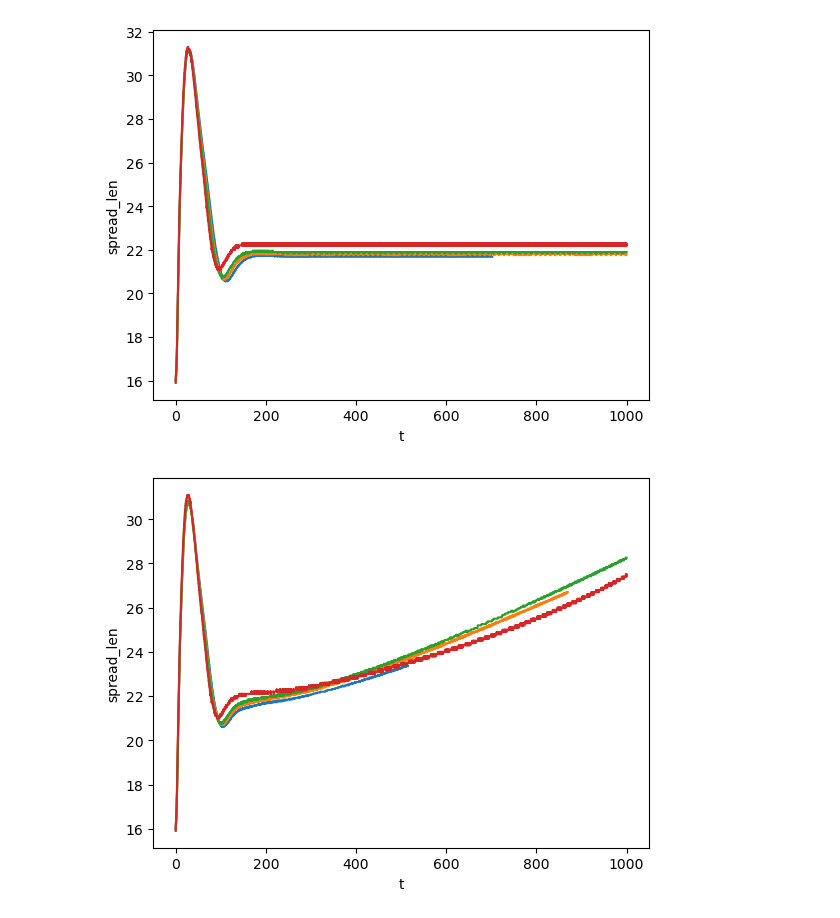
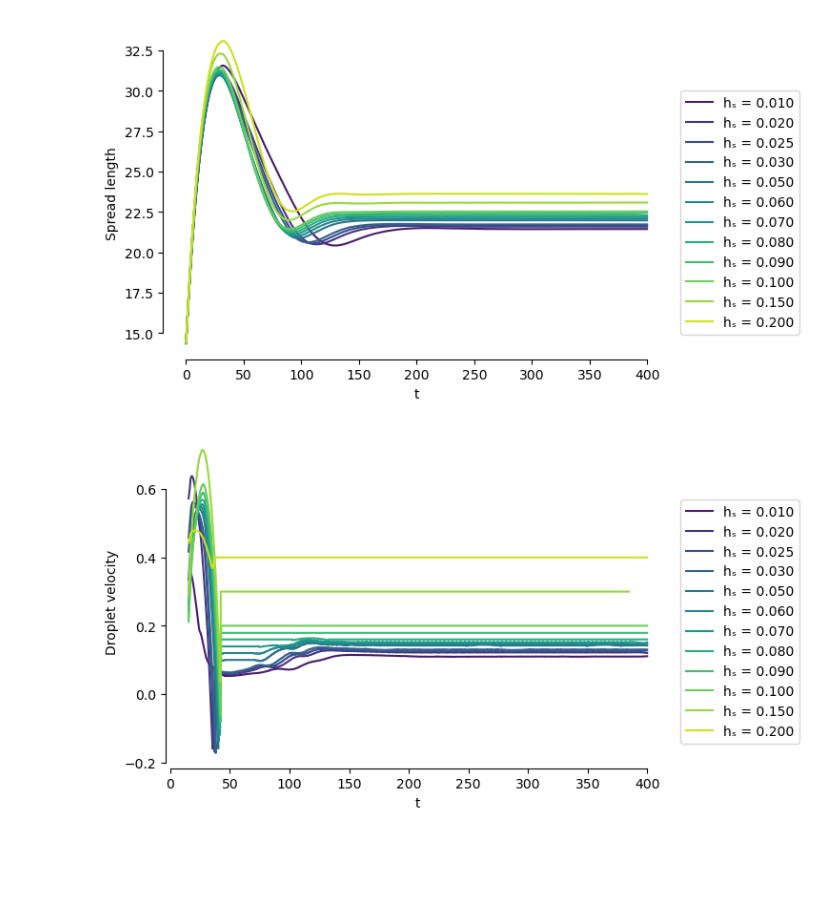
Before and after one commit to celliern/DropletSpreadingSim, a Jupyter notebook: scripts/80-explore_parametric.ipynb, the cells around one changed output. Drawn from its saved outputs; the diff is of its cells as text; code cells hidden in the pictures; blank space fills up the shorter version.

```diff
--- a/scripts/80-explore_parametric.ipynb
+++ b/scripts/80-explore_parametric.ipynb
@@ -203,10 +158,26 @@ hss = sorted(set([hs for (hs, proj) in datasets.keys()]))
-# %%
-for hₛ in hss:
-    datasets[(hs, True)].spread_len.plot()
-# %% [output]
-[figure, removed]
-# %%
-for hₛ in hss:
-    datasets[(hs, False)].spread_len.plot()
-# %% [output]
-[figure, removed]
+# %%
+hss = sorted(datasets.keys())
+fig, ax = plt.subplots(figsize=(6, 4), sharex=True, sharey=True, constrained_layout=True)
+for hₛ, color in zip(hss, sns.color_palette("viridis", n_colors=len(hss)).as_hex()):
+    spread_len = compute_spread_len(datasets[hs], h_factor=1.5)
+    ax.plot(spread_len.t, savgol_filter(spread_len, 201, 3), color=color, label=f"hₛ = {hs:.3f}")
+ax.set_xlabel("t")
+ax.set_ylabel("Spread length")
+fig.legend(loc="center left", bbox_to_anchor=(1, 0.5))
+sns.despine(trim=True)
+fig.savefig("../reports/figures/hs_param/spread_len_vs_t.pdf", dpi=300)
+fig.savefig("../reports/figures/hs_param/spread_len_vs_t.png", dpi=100)
+
+fig, ax = plt.subplots(figsize=(6, 4), sharex=True, sharey=True, constrained_layout=True)
+for hₛ, color in zip(hss, sns.color_palette("viridis", n_colors=12)):
+    vel = datasets[hs].drop_velocity
+    ax.plot(vel.t, vel, color=color, label=f"hₛ = {hₛ:.3f}")
+ax.set_xlabel("t")
+ax.set_ylabel("Droplet velocity")
+fig.legend(loc="center left", bbox_to_anchor=(1, 0.5))
+sns.despine(trim=True)
+fig.savefig("../reports/figures/hs_param/drop_vel_vs_t.pdf", dpi=300)
+fig.savefig("../reports/figures/hs_param/drop_vel_vs_t.png", dpi=100)
+# %% [output]
+[figure, added]
+[figure, added]
```
Also changed, not shown: parts of 14 cells of this notebook, 10 other files.
